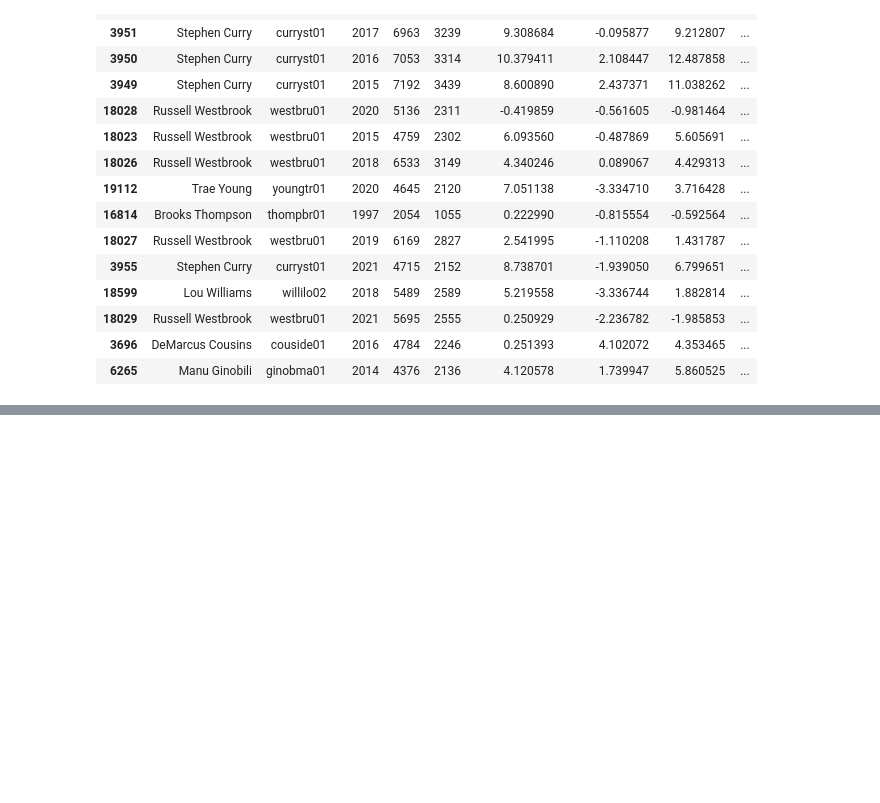
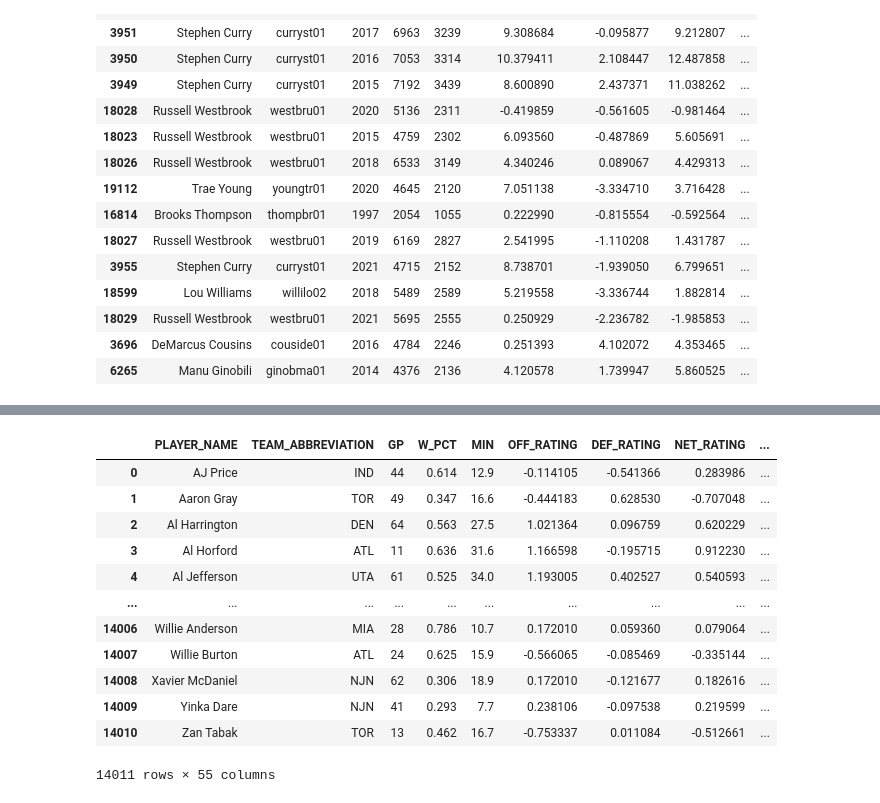
Before and after one commit to ozboz11/proje1, a Jupyter notebook: player_sim.ipynb, the cells around one changed output, grey strips where cells are left out. Cells and saved outputs as stored; diff of their text form; code cells hidden in the pictures; blank space fills up the shorter version.

```diff
--- a/player_sim.ipynb
+++ b/player_sim.ipynb
@@ -475,0 +571,25 @@ print(similar[["PLAYER_NAME", "season", "cosine_distance"]])
+# %%
+import pandas as pd
+df = pd.read_csv("seasons_scaled/all_seasons_advanced_scaled_filtered.csv",index_col=0)
+df
+df_trad = pd.read_csv("seasons_scaled/all_seasons_traditional_stats_scaled_filtered.csv",index_col = 0)
+df_trad
+df_shooting = pd.read_csv("seasons_scaled/all_seasons_shooting_stats_scaled_filtered.csv",index_col=0)
+
+df_shooting
+df_final  = df.merge(df_trad.drop(["MIN","GP"],axis = 1) , on =["PLAYER_NAME","season"],how = "inner").merge(df_shooting.drop("MIN",axis = 1), on =["PLAYER_NAME","season"],how = "inner")
+df_final
+# %% [output]
+|  | PLAYER_NAME | TEAM_ABBREVIATION | GP | W_PCT | MIN | OFF_RATING | DEF_RATING | NET_RATING | ... |
+| 0 | AJ Price | IND | 44 | 0.614 | 12.9 | -0.114105 | -0.541366 | 0.283986 | ... |
+| 1 | Aaron Gray | TOR | 49 | 0.347 | 16.6 | -0.444183 | 0.628530 | -0.707048 | ... |
+| 2 | Al Harrington | DEN | 64 | 0.563 | 27.5 | 1.021364 | 0.096759 | 0.620229 | ... |
+| 3 | Al Horford | ATL | 11 | 0.636 | 31.6 | 1.166598 | -0.195715 | 0.912230 | ... |
+| 4 | Al Jefferson | UTA | 61 | 0.525 | 34.0 | 1.193005 | 0.402527 | 0.540593 | ... |
+| ... | ... | ... | ... | ... | ... | ... | ... | ... | ... |
+| 14006 | Willie Anderson | MIA | 28 | 0.786 | 10.7 | 0.172010 | 0.059360 | 0.079064 | ... |
+| 14007 | Willie Burton | ATL | 24 | 0.625 | 15.9 | -0.566065 | -0.085469 | -0.335144 | ... |
+| 14008 | Xavier McDaniel | NJN | 62 | 0.306 | 18.9 | 0.172010 | -0.121677 | 0.182616 | ... |
+| 14009 | Yinka Dare | NJN | 41 | 0.293 | 7.7 | 0.238106 | -0.097538 | 0.219599 | ... |
+| 14010 | Zan Tabak | TOR | 13 | 0.462 | 16.7 | -0.753337 | 0.011084 | -0.512661 | ... |
+14011 rows × 55 columns
```
Also changed, not shown: parts of 18 cells of this notebook.
